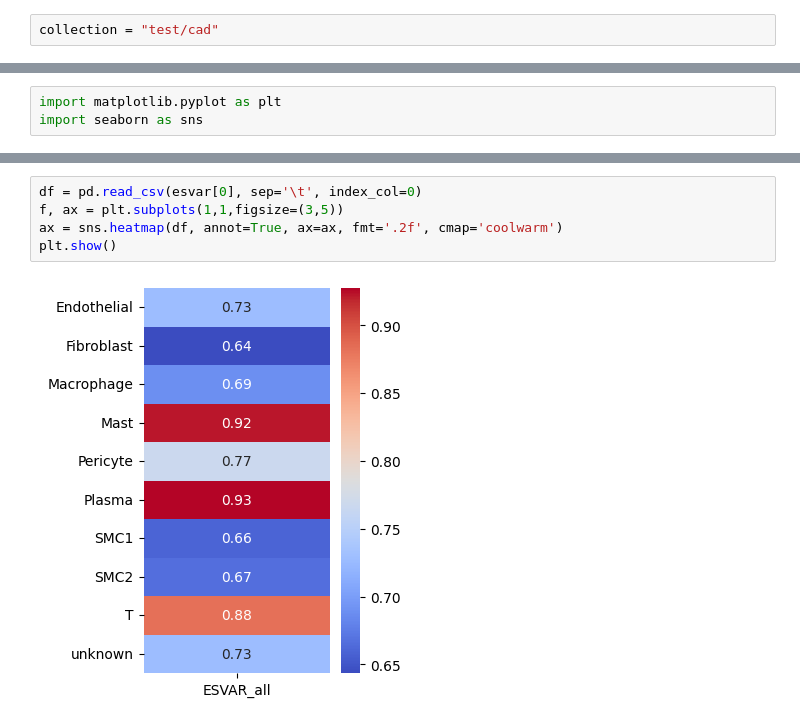
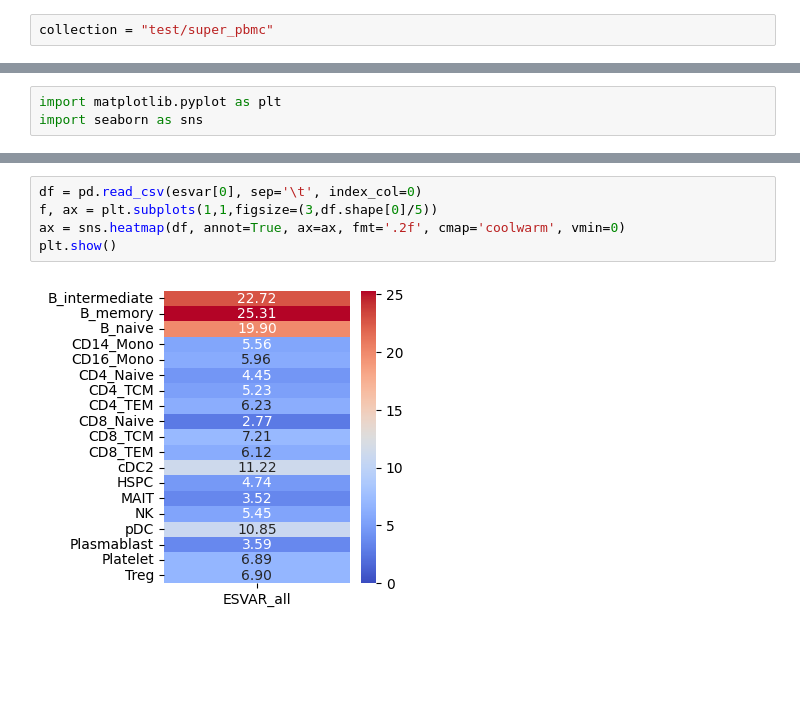
Before and after one commit to Genome-Function-Initiative-Oxford/CREST-GV, a Jupyter notebook: heatmaps.ipynb, the cells around one changed output, grey strips where cells are left out. Cells and saved outputs as stored; diff of their text form; blank space fills up the shorter version.

```diff
--- a/heatmaps.ipynb
+++ b/heatmaps.ipynb
@@ -8,5 +8,5 @@ display(HTML('<style>.container {width: 90% !important; }</style>'))
 import glob
 import pandas as pd
 # %%
-collection = "test/cad"
+collection = "test/super_pbmc"
 # %%
@@ -49,7 +58,7 @@ plt.show()
 # %%
 df = pd.read_csv(esvar[0], sep='\t', index_col=0)
-f, ax = plt.subplots(1,1,figsize=(3,5))
-ax = sns.heatmap(df, annot=True, ax=ax, fmt='.2f', cmap='coolwarm')
+f, ax = plt.subplots(1,1,figsize=(3,df.shape[0]/5))
+ax = sns.heatmap(df, annot=True, ax=ax, fmt='.2f', cmap='coolwarm', vmin=0)
 plt.show()
 # %% [output]
-[figure, old version]
+[figure, new version]
```
Also changed, not shown: parts of 5 cells of this notebook, 2 other files.
